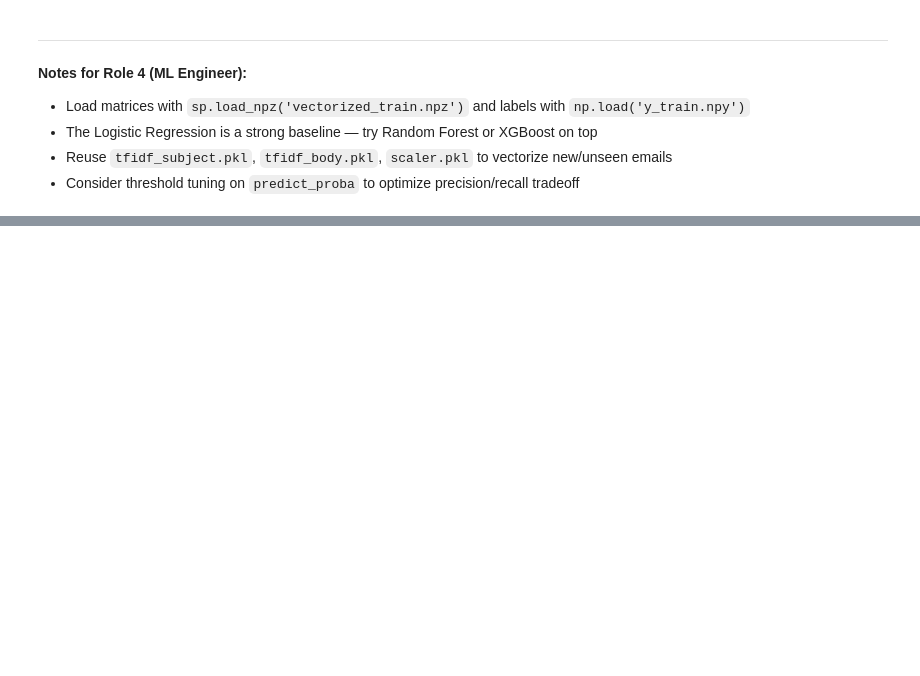
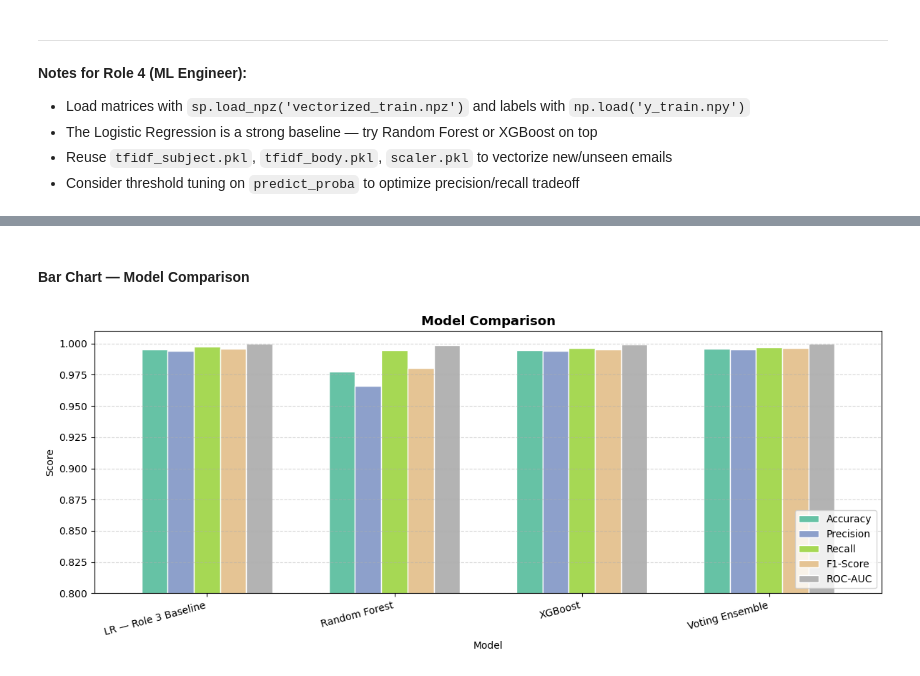
Before and after one commit to bouchra147587/S005--security, a Jupyter notebook: phishing_email_detector.ipynb, the cells around one changed output, grey strips where cells are left out. Drawn from its saved outputs; the diff is of its cells as text; code cells hidden in the pictures; blank space fills up the shorter version.

```diff
--- a/phishing_email_detector.ipynb
+++ b/phishing_email_detector.ipynb
@@ -1535,0 +1695,28 @@ Saved artifacts:
+# %%
+models = {
+    'LR — Role 3 Baseline' : model_lr,
+    'Random Forest'         : rf,
+    'XGBoost'               : xgb_model,
+    'Voting Ensemble'       : ensemble
+}
+
+rows = []
+predictions = {}
+
+for name, model in models.items():
+    y_pred  = model.predict(X_test)
+    y_proba = model.predict_proba(X_test)[:, 1]
+
+    predictions[name] = (y_pred, y_proba)
+
+    rows.append({
+        'Model'    : name,
+        'Accuracy' : round(accuracy_score(y_test, y_pred),  4),
+        'Precision': round(precision_score(y_test, y_pred), 4),
+        'Recall'   : round(recall_score(y_test, y_pred),    4),
+        'F1-Score' : round(f1_score(y_test, y_pred),        4),
+        'ROC-AUC'  : round(roc_auc_score(y_test, y_proba),  4),
+    })
+
+results = pd.DataFrame(rows).set_index('Model')
+print(results)
@@ -1535,0 +1754,17 @@ Saved artifacts:
+# %% [markdown]
+#### Bar Chart — Model Comparison
+# %%
+results.plot(kind='bar', figsize=(12, 5), colormap='Set2',
+             edgecolor='white', width=0.7)
+
+plt.title('Model Comparison', fontsize=13, fontweight='bold')
+plt.ylabel('Score')
+plt.ylim(0.80, 1.01)
+plt.xticks(rotation=15, ha='right')
+plt.legend(loc='lower right')
+plt.grid(axis='y', linestyle='--', alpha=0.5)
+plt.tight_layout()
+plt.savefig('model_comparison.png', dpi=150)
+plt.show()
+# %% [output]
+[figure, added]
```
Also changed, not shown: parts of 51 cells of this notebook, 21 other files.
